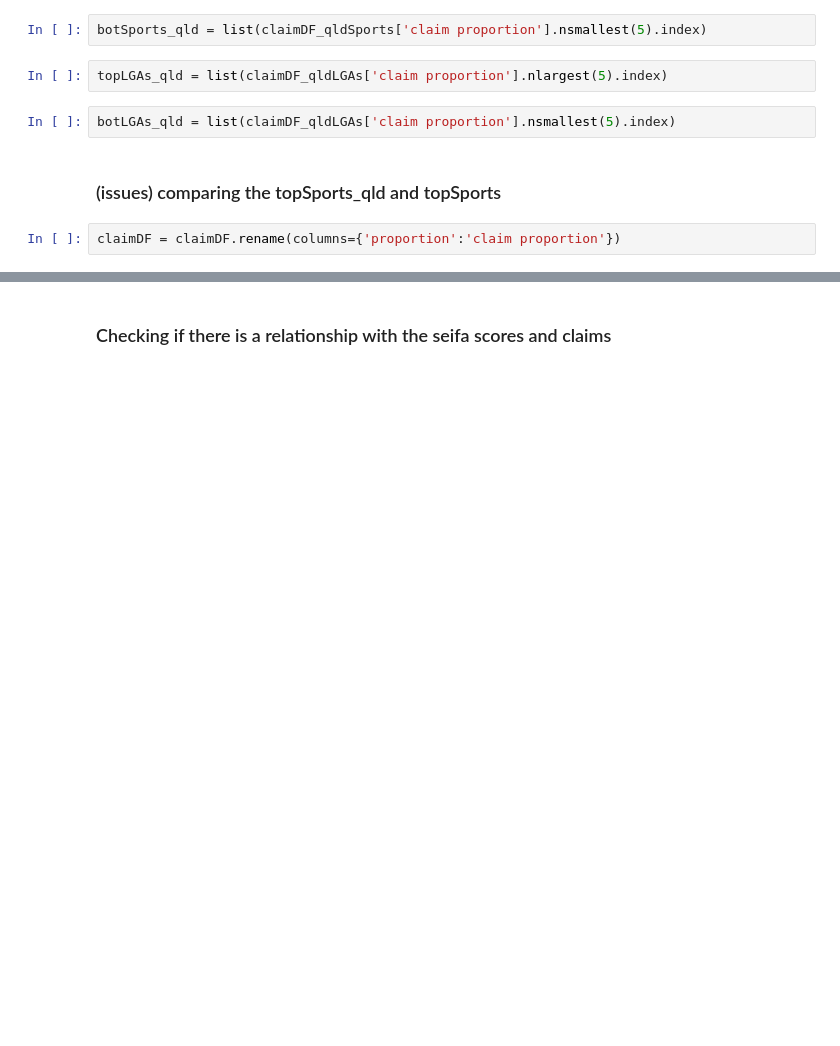
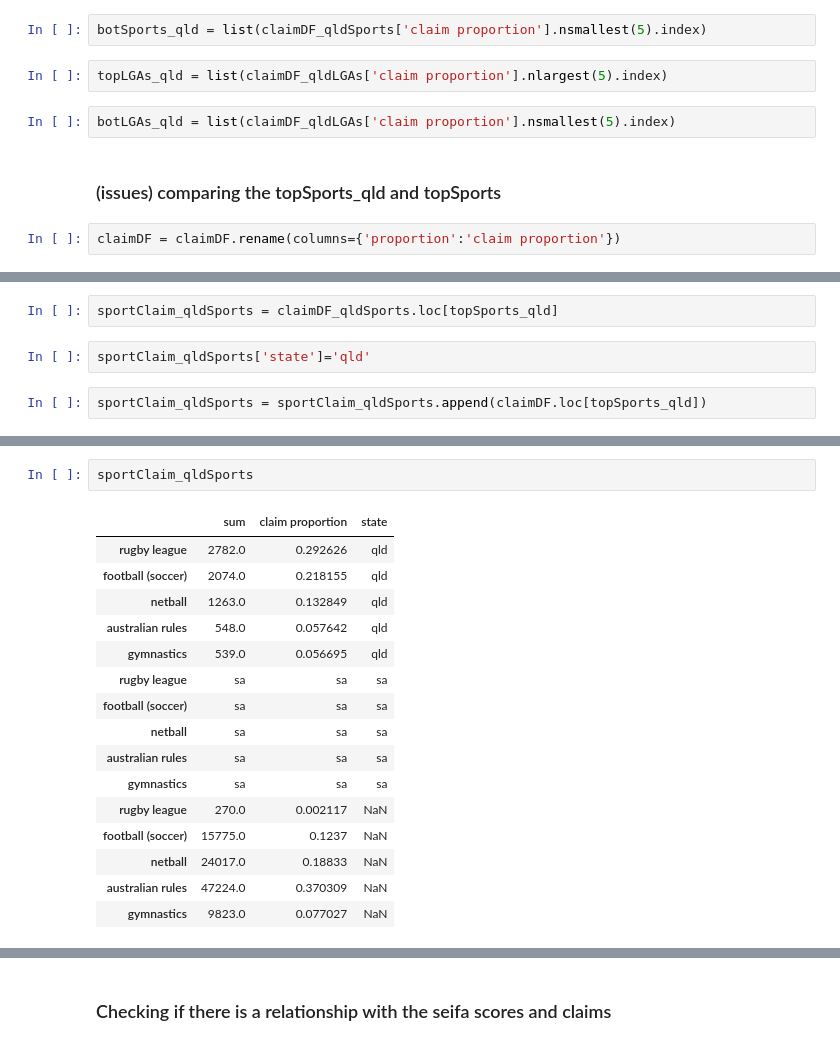
Before and after one commit to MQCOMP2200-S2-2021/Data-Science-Labs, a Jupyter notebook: Portfolio 2 - Christopher Rudolph.ipynb, the cells around one changed output, grey strips where cells are left out. Cells and saved outputs as stored; diff of their text form; blank space fills up the shorter version.

```diff
--- a/Portfolio 2 - Christopher Rudolph.ipynb
+++ b/Portfolio 2 - Christopher Rudolph.ipynb
@@ -1280,0 +1427,6 @@ claimDF_qldSports.loc[topSports]['claim proportion'].sort_values()
+# %%
+sportClaim_qldSports = claimDF_qldSports.loc[topSports_qld]
+# %%
+sportClaim_qldSports['state']='qld'
+# %%
+sportClaim_qldSports = sportClaim_qldSports.append(claimDF.loc[topSports_qld])
@@ -1280,0 +1451,19 @@ claimDF_qldSports.loc[topSports]['claim proportion'].sort_values()
+# %%
+sportClaim_qldSports
+# %% [output]
+|  | sum | claim proportion | state |
+| rugby league | 2782.0 | 0.292626 | qld |
+| football (soccer) | 2074.0 | 0.218155 | qld |
+| netball | 1263.0 | 0.132849 | qld |
+| australian rules | 548.0 | 0.057642 | qld |
+| gymnastics | 539.0 | 0.056695 | qld |
+| rugby league | sa | sa | sa |
+| football (soccer) | sa | sa | sa |
+| netball | sa | sa | sa |
+| australian rules | sa | sa | sa |
+| gymnastics | sa | sa | sa |
+| rugby league | 270.0 | 0.002117 | NaN |
+| football (soccer) | 15775.0 | 0.1237 | NaN |
+| netball | 24017.0 | 0.18833 | NaN |
+| australian rules | 47224.0 | 0.370309 | NaN |
+| gymnastics | 9823.0 | 0.077027 | NaN |
```
Also changed, not shown: parts of 53 cells of this notebook, 1 other file.
